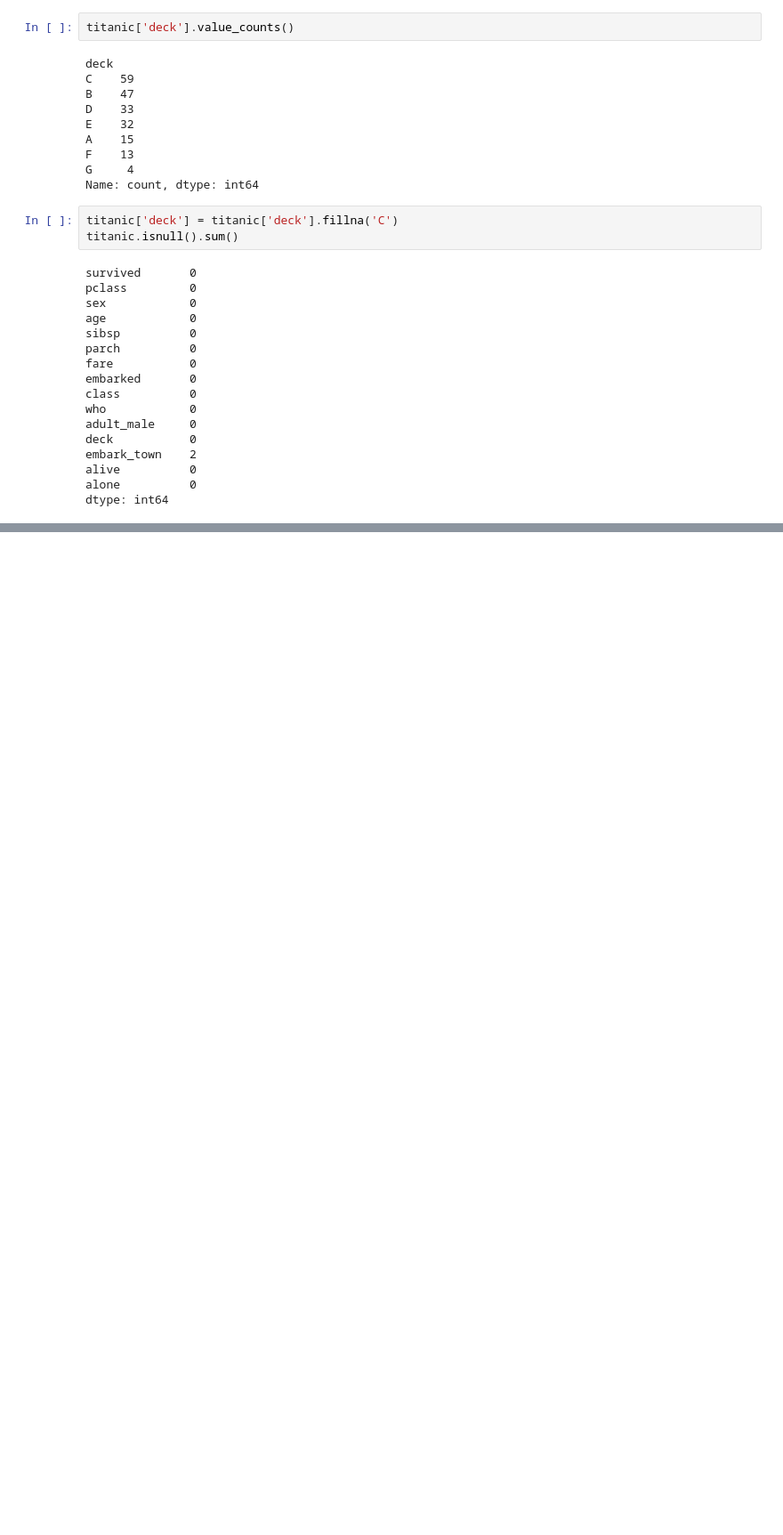
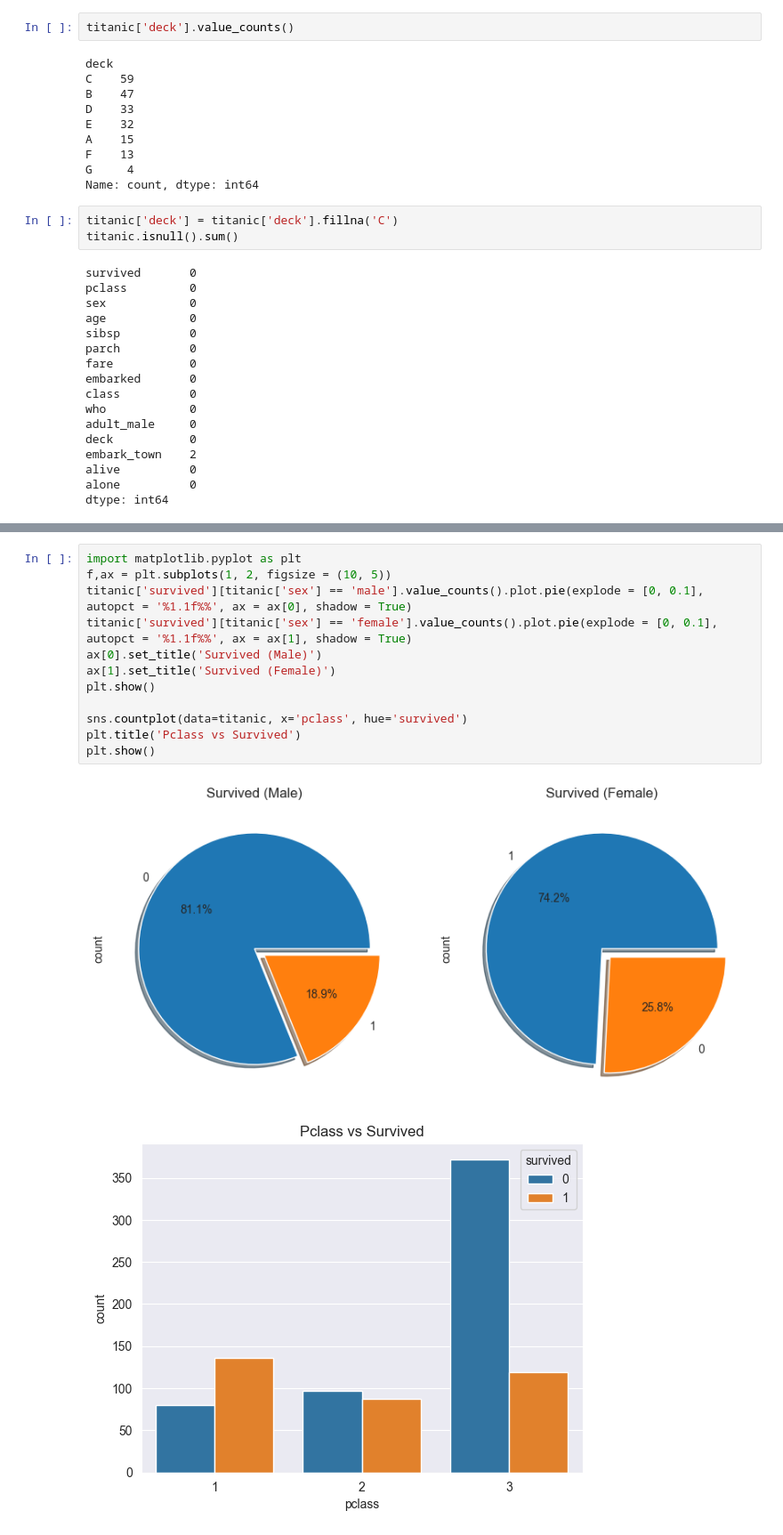
Before and after one commit to Ihan0316/ai_scool, a Jupyter notebook: 7-9/titanic_analysis.ipynb, the cells around one changed output, grey strips where cells are left out. Shown at 89% size. Saved outputs shown, nothing was run; the diff lists cells and outputs as text; blank space fills up the shorter version.

Commit message:
7/8 titanic analysis

```diff
--- a/7-9/titanic_analysis.ipynb
+++ b/7-9/titanic_analysis.ipynb
@@ -109,0 +140,15 @@ dtype: int64
+# %%
+import matplotlib.pyplot as plt
+f,ax = plt.subplots(1, 2, figsize = (10, 5))
+titanic['survived'][titanic['sex'] == 'male'].value_counts().plot.pie(explode = [0, 0.1], autopct = '%1.1f%%', ax = ax[0], shadow = True)
+titanic['survived'][titanic['sex'] == 'female'].value_counts().plot.pie(explode = [0, 0.1], autopct = '%1.1f%%', ax = ax[1], shadow = True)
+ax[0].set_title('Survived (Male)')
+ax[1].set_title('Survived (Female)')
+plt.show()
+
+sns.countplot(data=titanic, x='pclass', hue='survived')
+plt.title('Pclass vs Survived')
+plt.show()
+# %% [output]
+[figure, added]
+[figure, added]
```
Also changed, not shown: parts of 11 cells of this notebook.
